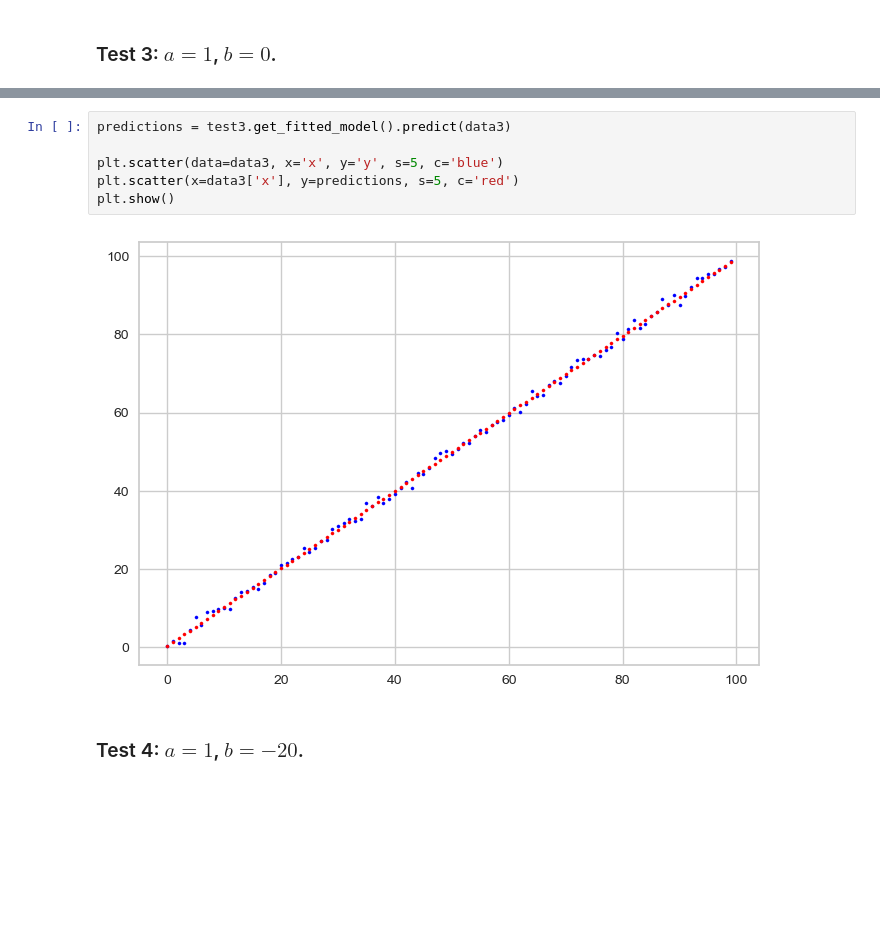
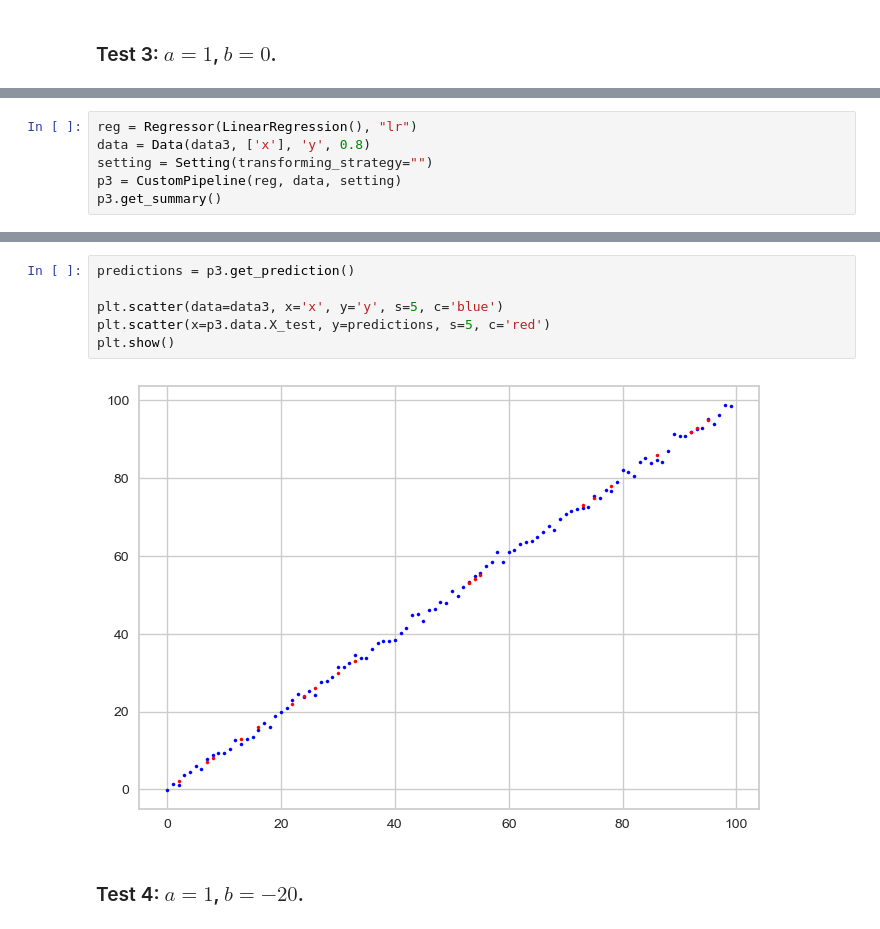
Before and after one commit to cbohnert67/Model-Experiments-Toolbox, a Jupyter notebook: notebooks/basic-regression-tests.ipynb, the cells around one changed output, grey strips where cells are left out. Drawn from its saved outputs; the diff is of its cells as text; blank space fills up the shorter version.

```diff
--- a/notebooks/basic-regression-tests.ipynb
+++ b/notebooks/basic-regression-tests.ipynb
@@ -103,0 +105,6 @@ Model RMSE: 0.9332173095450746
+# %%
+reg = Regressor(LinearRegression(), "lr")
+data = Data(data3, ['x'], 'y', 0.8)
+setting = Setting(transforming_strategy="")
+p3 = CustomPipeline(reg, data, setting)
+p3.get_summary()
@@ -104,11 +118,11 @@ Model RMSE: 0.9332173095450746
 # %%
-predictions = test3.get_fitted_model().predict(data3)
+predictions = p3.get_prediction()
 
 plt.scatter(data=data3, x='x', y='y', s=5, c='blue')
-plt.scatter(x=data3['x'], y=predictions, s=5, c='red')
+plt.scatter(x=p3.data.X_test, y=predictions, s=5, c='red')
 plt.show()
 # %% [output]
-[figure, old version]
+[figure, new version]
 # %% [markdown]
 ### Test 4: $a=1$, $b=-20$.
 # %%
```
Also changed, not shown: parts of 13 cells of this notebook, 4 other files.
